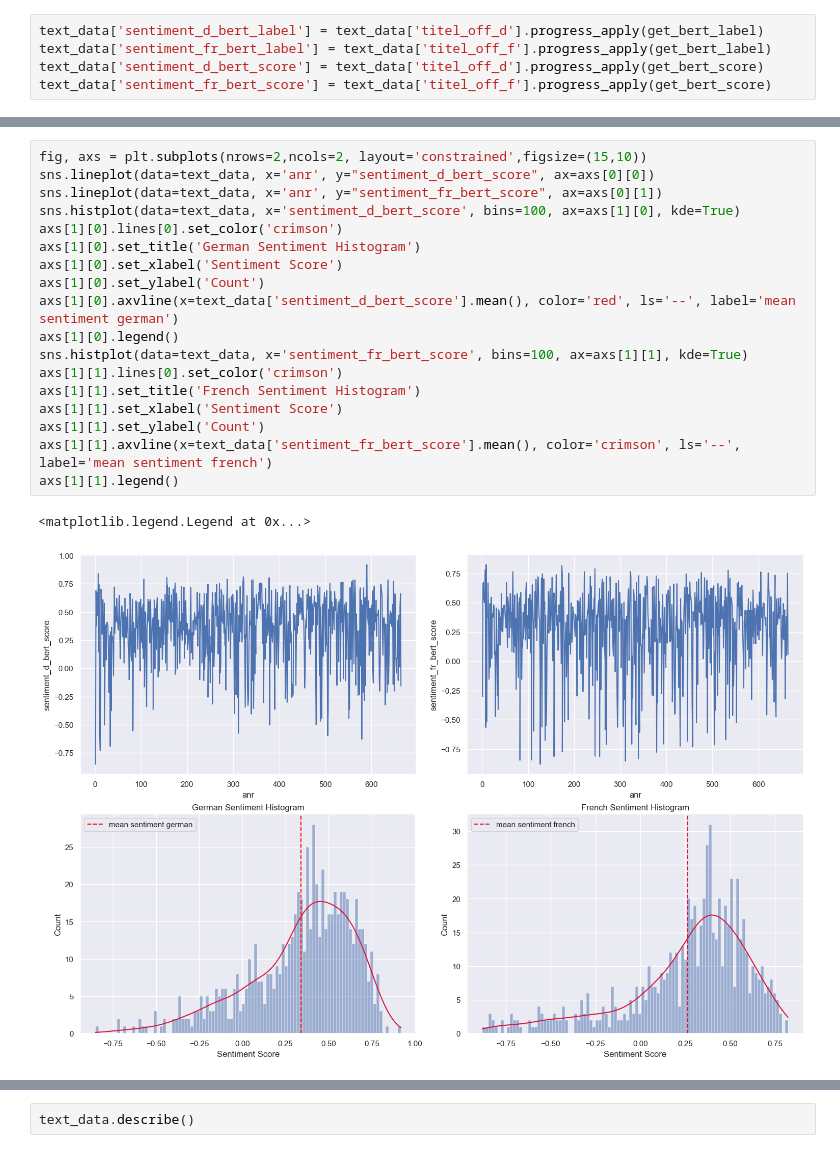
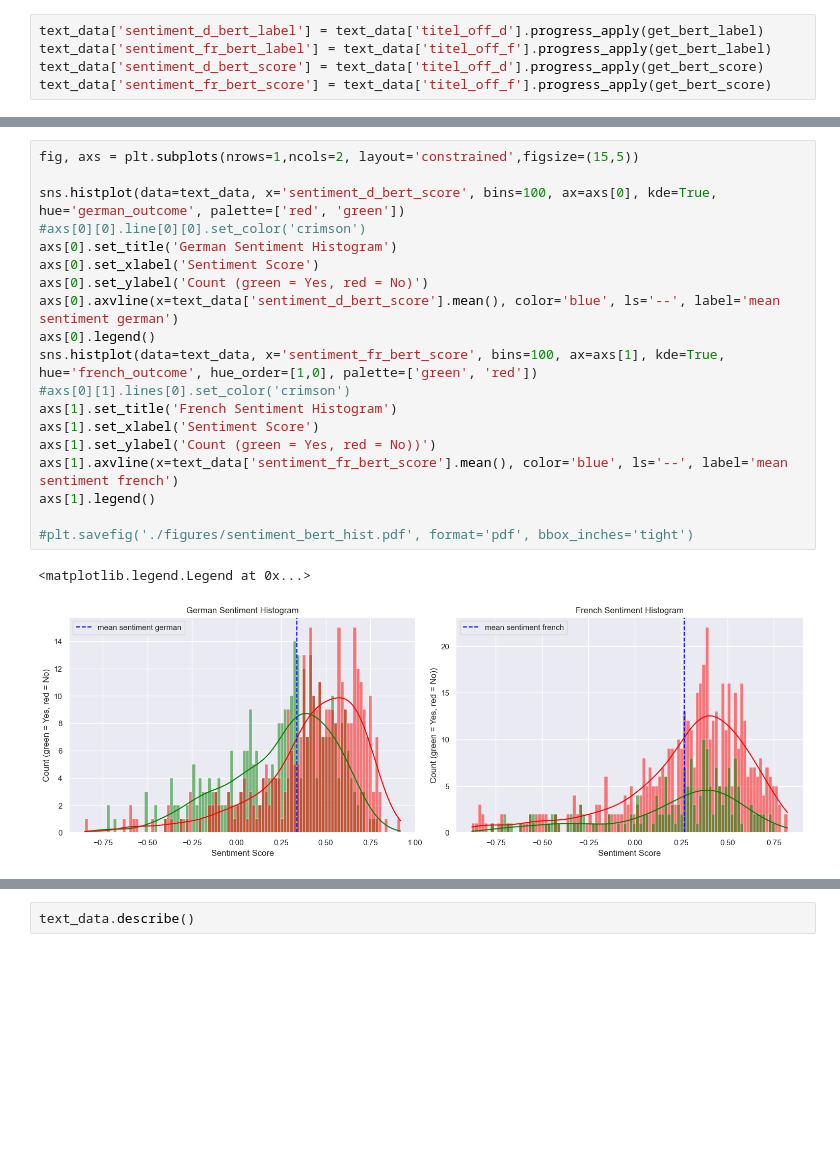
Before and after one commit to emilfunke/SwissVotingAnalysis, a Jupyter notebook: replication.ipynb, the cells around one changed output, grey strips where cells are left out. Saved outputs shown, nothing was run; the diff lists cells and outputs as text; blank space fills up the shorter version.

```diff
--- a/replication.ipynb
+++ b/replication.ipynb
@@ -287,24 +295,25 @@ plt.show()
 [figure]
 # %%
-fig, axs = plt.subplots(nrows=2,ncols=2, layout='constrained',figsize=(15,10))
-sns.lineplot(data=text_data, x='anr', y="sentiment_d_bert_score", ax=axs[0][0])
-sns.lineplot(data=text_data, x='anr', y="sentiment_fr_bert_score", ax=axs[0][1])
-sns.histplot(data=text_data, x='sentiment_d_bert_score', bins=100, ax=axs[1][0], kde=True)
-axs[1][0].lines[0].set_color('crimson')
-axs[1][0].set_title('German Sentiment Histogram')
-axs[1][0].set_xlabel('Sentiment Score')
-axs[1][0].set_ylabel('Count')
-axs[1][0].axvline(x=text_data['sentiment_d_bert_score'].mean(), color='red', ls='--', label='mean sentiment german')
-axs[1][0].legend()
-sns.histplot(data=text_data, x='sentiment_fr_bert_score', bins=100, ax=axs[1][1], kde=True)
-axs[1][1].lines[0].set_color('crimson')
-axs[1][1].set_title('French Sentiment Histogram')
-axs[1][1].set_xlabel('Sentiment Score')
-axs[1][1].set_ylabel('Count')
-axs[1][1].axvline(x=text_data['sentiment_fr_bert_score'].mean(), color='crimson', ls='--', label='mean sentiment french')
-axs[1][1].legend()
+fig, axs = plt.subplots(nrows=1,ncols=2, layout='constrained',figsize=(15,5))
+
+sns.histplot(data=text_data, x='sentiment_d_bert_score', bins=100, ax=axs[0], kde=True, hue='german_outcome', palette=['red', 'green'])
+#axs[0][0].line[0][0].set_color('crimson')
+axs[0].set_title('German Sentiment Histogram')
+axs[0].set_xlabel('Sentiment Score')
+axs[0].set_ylabel('Count (green = Yes, red = No)')
+axs[0].axvline(x=text_data['sentiment_d_bert_score'].mean(), color='blue', ls='--', label='mean sentiment german')
+axs[0].legend()
+sns.histplot(data=text_data, x='sentiment_fr_bert_score', bins=100, ax=axs[1], kde=True, hue='french_outcome', hue_order=[1,0], palette=['green', 'red'])
+#axs[0][1].lines[0].set_color('crimson')
+axs[1].set_title('French Sentiment Histogram')
+axs[1].set_xlabel('Sentiment Score')
+axs[1].set_ylabel('Count (green = Yes, red = No))')
+axs[1].axvline(x=text_data['sentiment_fr_bert_score'].mean(), color='blue', ls='--', label='mean sentiment french')
+axs[1].legend()
+
+#plt.savefig('./figures/sentiment_bert_hist.pdf', format='pdf', bbox_inches='tight')
 # %% [output]
 <matplotlib.legend.Legend at 0x...>
-[figure, old version]
+[figure, new version]
 # %%
 fig, axs = plt.subplots(nrows=1,ncols=2, layout='constrained',figsize=(15,5))
```
Also changed, not shown: parts of 14 cells of this notebook, 3 other files.
